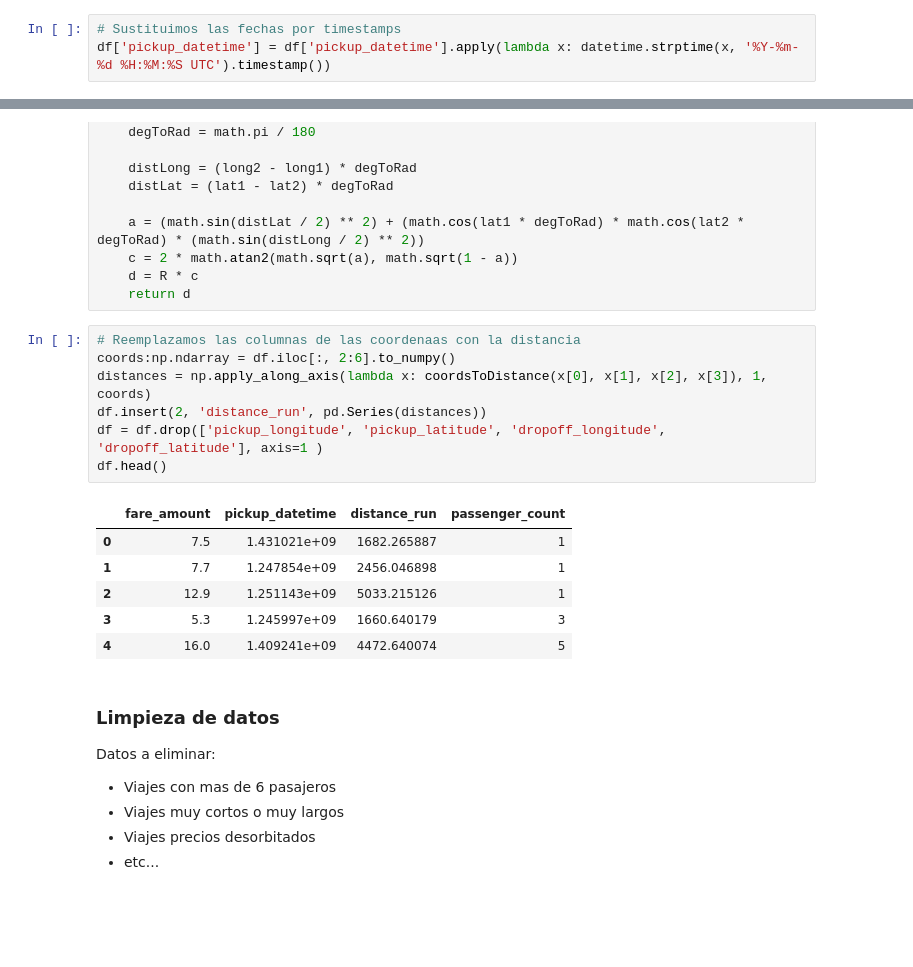
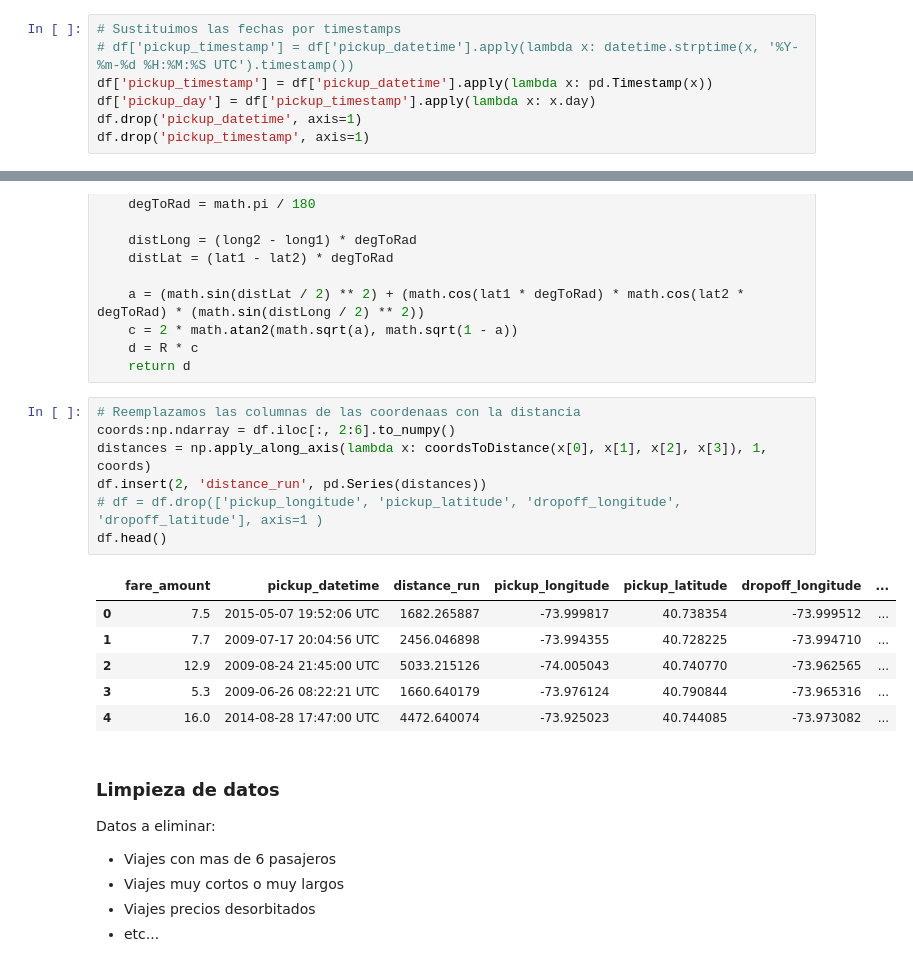
Before and after one commit to gag1005/Mineria-de-datos, a Jupyter notebook: practica3/practica3.ipynb, the cells around one changed output, grey strips where cells are left out. Saved outputs shown, nothing was run; the diff lists cells and outputs as text; blank space fills up the shorter version.

```diff
--- a/practica3/practica3.ipynb
+++ b/practica3/practica3.ipynb
@@ -31,4 +32,8 @@ df
 # Preprocesamiento de los datos
 # %%
 # Sustituimos las fechas por timestamps
-df['pickup_datetime'] = df['pickup_datetime'].apply(lambda x: datetime.strptime(x, '%Y-%m-%d %H:%M:%S UTC').timestamp())
+# df['pickup_timestamp'] = df['pickup_datetime'].apply(lambda x: datetime.strptime(x, '%Y-%m-%d %H:%M:%S UTC').timestamp())
+df['pickup_timestamp'] = df['pickup_datetime'].apply(lambda x: pd.Timestamp(x))
+df['pickup_day'] = df['pickup_timestamp'].apply(lambda x: x.day)
+df.drop('pickup_datetime', axis=1)
+df.drop('pickup_timestamp', axis=1)
@@ -64,17 +83,17 @@ def coordsToDistance(long1: float, lat1: float, long2: float, lat2: float):
 # %%
 # Reemplazamos las columnas de las coordenaas con la distancia
 coords:np.ndarray = df.iloc[:, 2:6].to_numpy()
 distances = np.apply_along_axis(lambda x: coordsToDistance(x[0], x[1], x[2], x[3]), 1, coords)
 df.insert(2, 'distance_run', pd.Series(distances))
-df = df.drop(['pickup_longitude', 'pickup_latitude', 'dropoff_longitude', 'dropoff_latitude'], axis=1 )
+# df = df.drop(['pickup_longitude', 'pickup_latitude', 'dropoff_longitude', 'dropoff_latitude'], axis=1 )
 df.head()
 # %% [output]
-|  | fare_amount | pickup_datetime | distance_run | passenger_count |
-| 0 | 7.5 | 1.431021e+09 | 1682.265887 | 1 |
-| 1 | 7.7 | 1.247854e+09 | 2456.046898 | 1 |
-| 2 | 12.9 | 1.251143e+09 | 5033.215126 | 1 |
-| 3 | 5.3 | 1.245997e+09 | 1660.640179 | 3 |
-| 4 | 16.0 | 1.409241e+09 | 4472.640074 | 5 |
+|  | fare_amount | pickup_datetime | distance_run | pickup_longitude | pickup_latitude | dropoff_longitude | ... |
+| 0 | 7.5 | 2015-05-07 19:52:06 UTC | 1682.265887 | -73.999817 | 40.738354 | -73.999512 | ... |
+| 1 | 7.7 | 2009-07-17 20:04:56 UTC | 2456.046898 | -73.994355 | 40.728225 | -73.994710 | ... |
+| 2 | 12.9 | 2009-08-24 21:45:00 UTC | 5033.215126 | -74.005043 | 40.740770 | -73.962565 | ... |
+| 3 | 5.3 | 2009-06-26 08:22:21 UTC | 1660.640179 | -73.976124 | 40.790844 | -73.965316 | ... |
+| 4 | 16.0 | 2014-08-28 17:47:00 UTC | 4472.640074 | -73.925023 | 40.744085 | -73.973082 | ... |
 # %% [markdown]
 ### Limpieza de datos
 Datos a eliminar:
```
Also changed, not shown: parts of 7 cells of this notebook, 1 other file.
